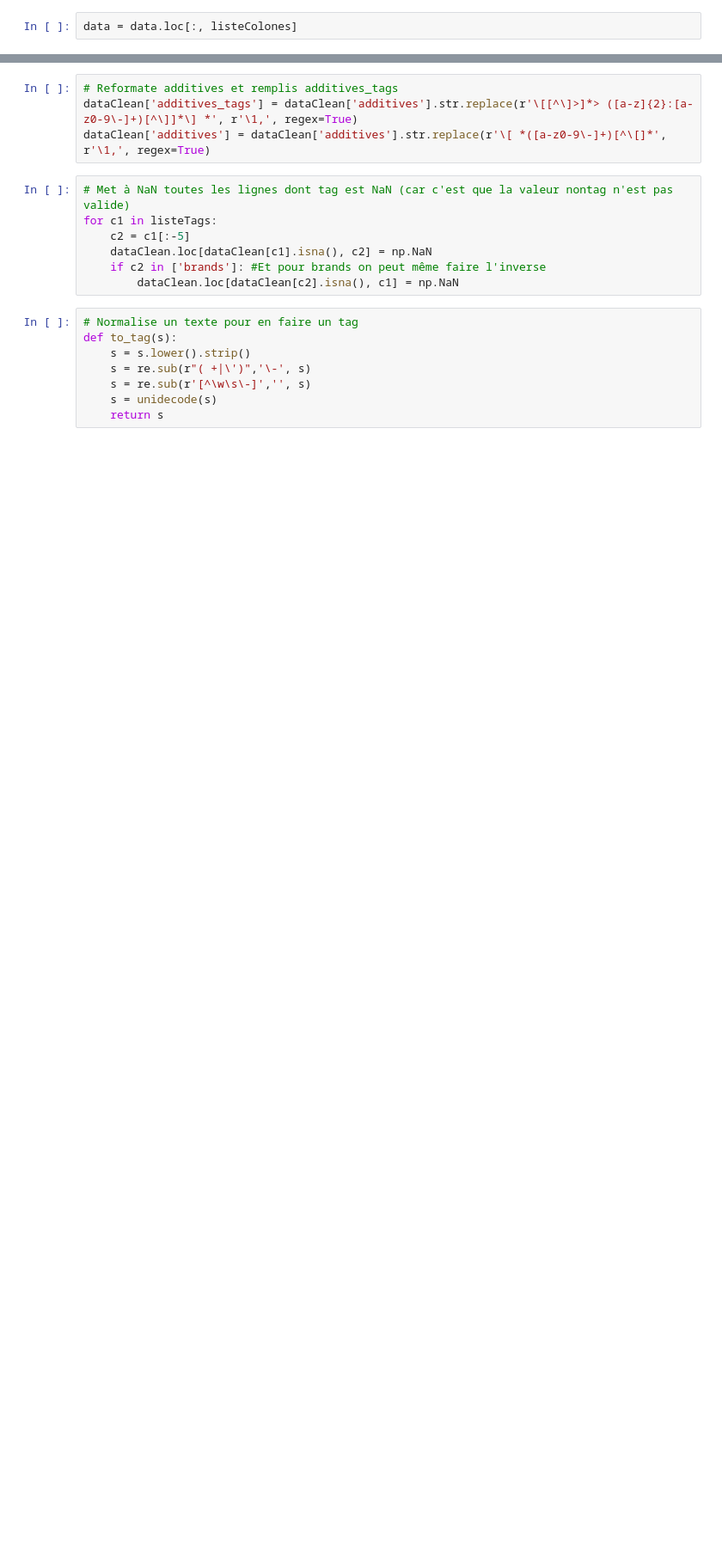
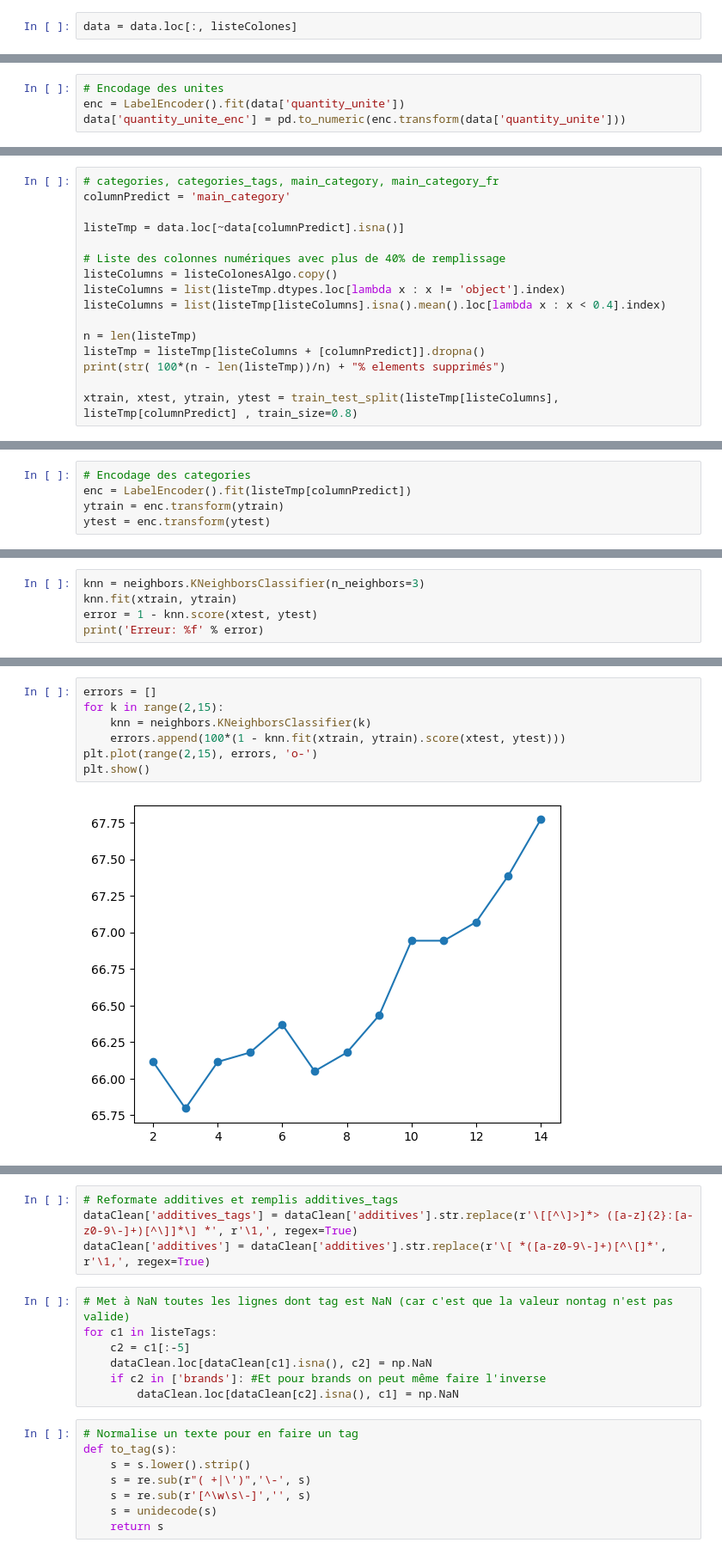
Before and after one commit to CeVague/Projet_3-Concevez_application_pour_sante_publique, a Jupyter notebook: Nettoyage.ipynb, the cells around one changed output, grey strips where cells are left out. Shown: that part at 86% size. Cells and saved outputs as stored; diff of their text form; blank space fills up the shorter version.

```diff
--- a/Nettoyage.ipynb
+++ b/Nettoyage.ipynb
@@ -167,0 +357,4 @@ for c in ['salt_100g', 'sodium_100g']:
+# %%
+# Encodage des unites
+enc = LabelEncoder().fit(data['quantity_unite'])
+data['quantity_unite_enc'] = pd.to_numeric(enc.transform(data['quantity_unite']))
@@ -167,0 +415,16 @@ for c in ['salt_100g', 'sodium_100g']:
+# %%
+# categories, categories_tags, main_category, main_category_fr
+columnPredict = 'main_category'
+
+listeTmp = data.loc[~data[columnPredict].isna()]
+
+# Liste des colonnes numériques avec plus de 40% de remplissage
+listeColumns = listeColonesAlgo.copy()
+listeColumns = list(listeTmp.dtypes.loc[lambda x : x != 'object'].index)
+listeColumns = list(listeTmp[listeColumns].isna().mean().loc[lambda x : x < 0.4].index)
+
+n = len(listeTmp)
+listeTmp = listeTmp[listeColumns + [columnPredict]].dropna()
+print(str( 100*(n - len(listeTmp))/n) + "% elements supprimés")
+
+xtrain, xtest, ytrain, ytest = train_test_split(listeTmp[listeColumns], listeTmp[columnPredict] , train_size=0.8)
@@ -167,0 +433,5 @@ for c in ['salt_100g', 'sodium_100g']:
+# %%
+# Encodage des categories
+enc = LabelEncoder().fit(listeTmp[columnPredict])
+ytrain = enc.transform(ytrain)
+ytest = enc.transform(ytest)
@@ -167,0 +440,5 @@ for c in ['salt_100g', 'sodium_100g']:
+# %%
+knn = neighbors.KNeighborsClassifier(n_neighbors=3)
+knn.fit(xtrain, ytrain)
+error = 1 - knn.score(xtest, ytest)
+print('Erreur: %f' % error)
@@ -167,0 +447,9 @@ for c in ['salt_100g', 'sodium_100g']:
+# %%
+errors = []
+for k in range(2,15):
+    knn = neighbors.KNeighborsClassifier(k)
+    errors.append(100*(1 - knn.fit(xtrain, ytrain).score(xtest, ytest)))
+plt.plot(range(2,15), errors, 'o-')
+plt.show()
+# %% [output]
+[figure, added]
```
Also changed, not shown: parts of 99 cells of this notebook, 1 other file.
